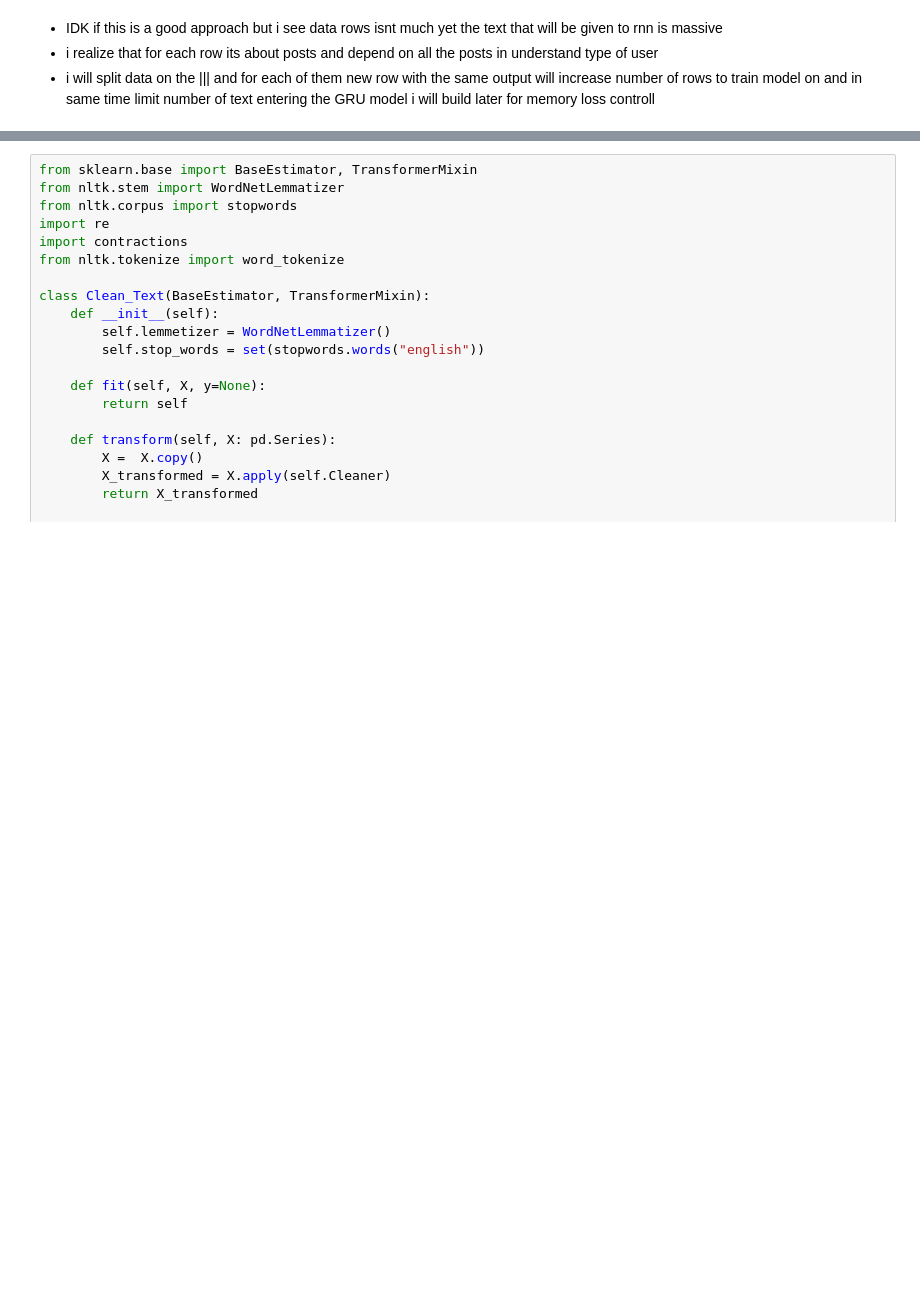
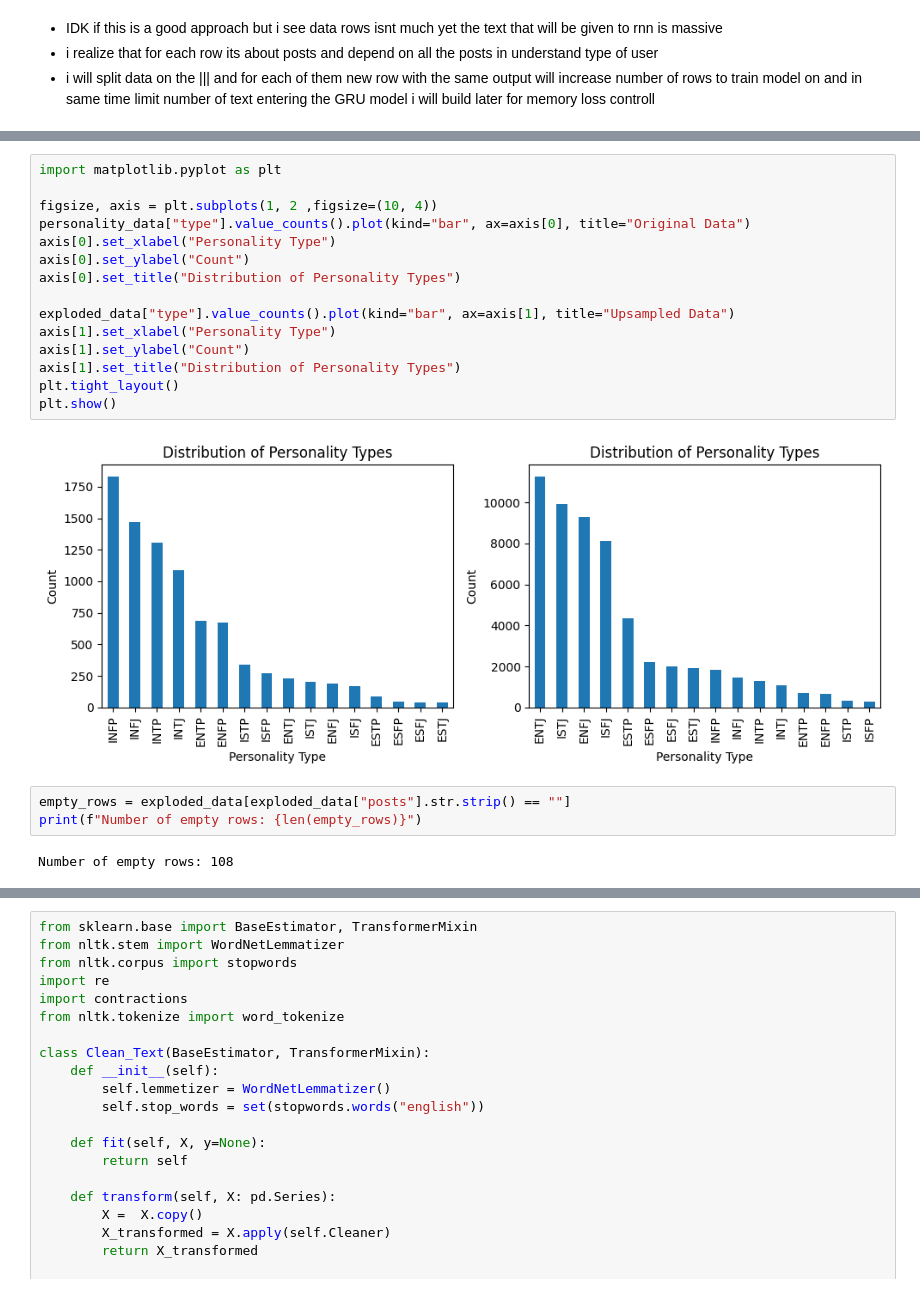
Before and after one commit to BasilReda/ITI_AI_Intake46, a Jupyter notebook: NLP/day3/day3_lab.ipynb, the cells around one changed output, grey strips where cells are left out. Saved outputs shown, nothing was run; the diff lists cells and outputs as text; blank space fills up the shorter version.

```diff
--- a/NLP/day3/day3_lab.ipynb
+++ b/NLP/day3/day3_lab.ipynb
@@ -192,0 +171,22 @@ Name: proportion, dtype: float64
+# %%
+import matplotlib.pyplot as plt
+
+figsize, axis = plt.subplots(1, 2 ,figsize=(10, 4))
+personality_data["type"].value_counts().plot(kind="bar", ax=axis[0], title="Original Data")
+axis[0].set_xlabel("Personality Type")
+axis[0].set_ylabel("Count")
+axis[0].set_title("Distribution of Personality Types")
+
+exploded_data["type"].value_counts().plot(kind="bar", ax=axis[1], title="Upsampled Data")
+axis[1].set_xlabel("Personality Type")
+axis[1].set_ylabel("Count")
+axis[1].set_title("Distribution of Personality Types")
+plt.tight_layout()
+plt.show()
+# %% [output]
+[figure, added]
+# %%
+empty_rows = exploded_data[exploded_data["posts"].str.strip() == ""]
+print(f"Number of empty rows: {len(empty_rows)}")
+# %% [output]
+Number of empty rows: 108
```
Also changed, not shown: parts of 39 cells of this notebook.
